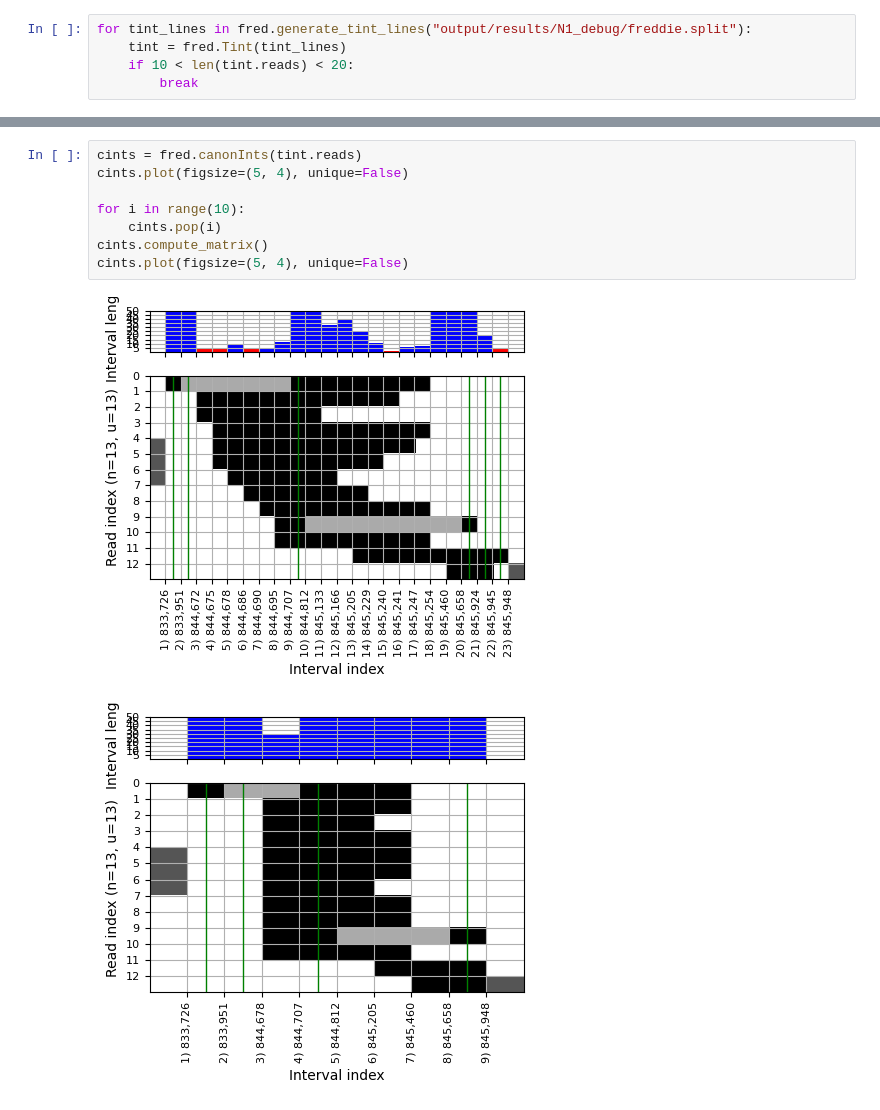
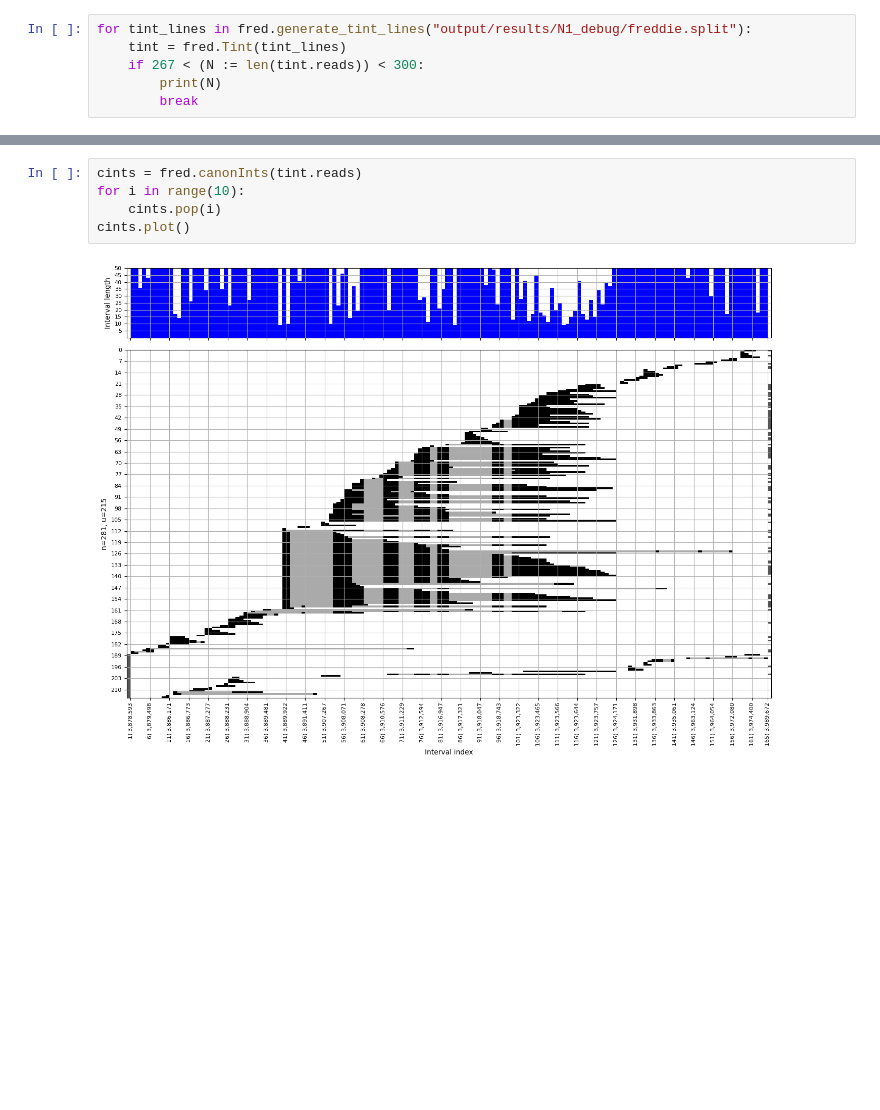
Before and after one commit to baraaorabi/freddie-sc, a Jupyter notebook: seg-dev.ipynb, the cells around one changed output, grey strips where cells are left out. Drawn from its saved outputs; the diff is of its cells as text; blank space fills up the shorter version.

```diff
--- a/seg-dev.ipynb
+++ b/seg-dev.ipynb
@@ -6,5 +12,6 @@ import freddie_segment_and_cluster as fred
 # %%
 for tint_lines in fred.generate_tint_lines("output/results/N1_debug/freddie.split"):
     tint = fred.Tint(tint_lines)
-    if 10 < len(tint.reads) < 20:
+    if 267 < (N := len(tint.reads)) < 300:
+        print(N)
         break
@@ -27,11 +20,7 @@ cints.plot(figsize=(5, 4), unique=False)
 # %%
 cints = fred.canonInts(tint.reads)
-cints.plot(figsize=(5, 4), unique=False)
-
 for i in range(10):
     cints.pop(i)
-cints.compute_matrix()
-cints.plot(figsize=(5, 4), unique=False)
+cints.plot()
 # %% [output]
-[figure, old version]
+[figure, new version]
-[figure, removed]
```
Also changed, not shown: parts of 19 cells of this notebook, 2 other files.
